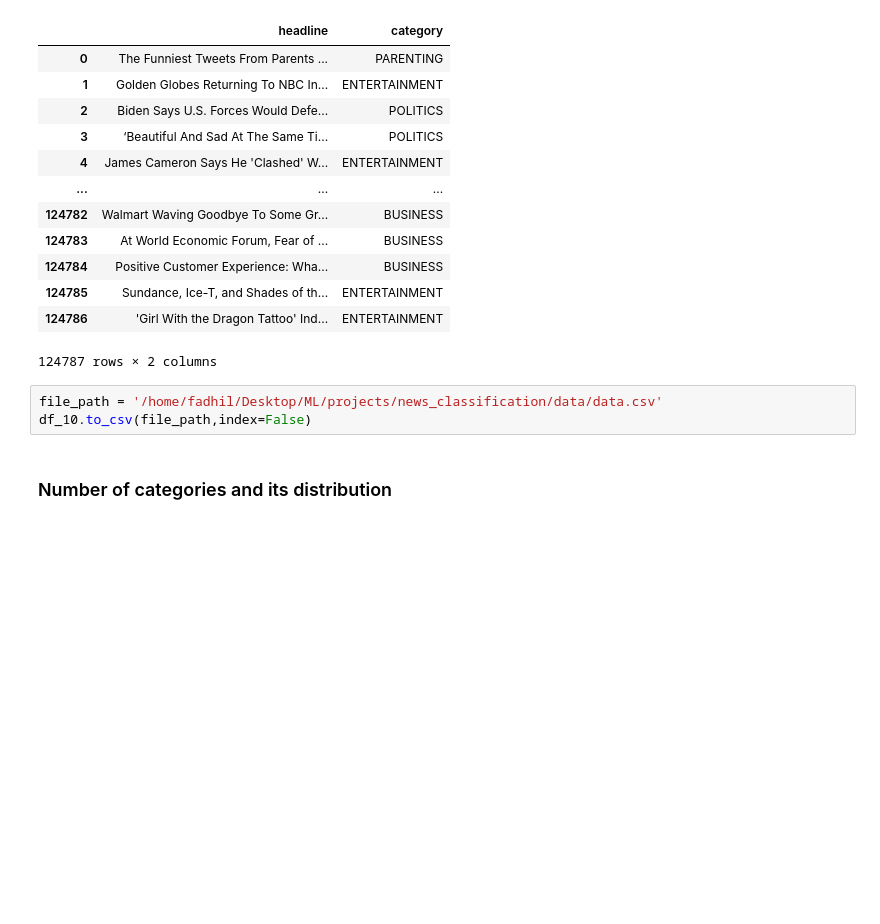
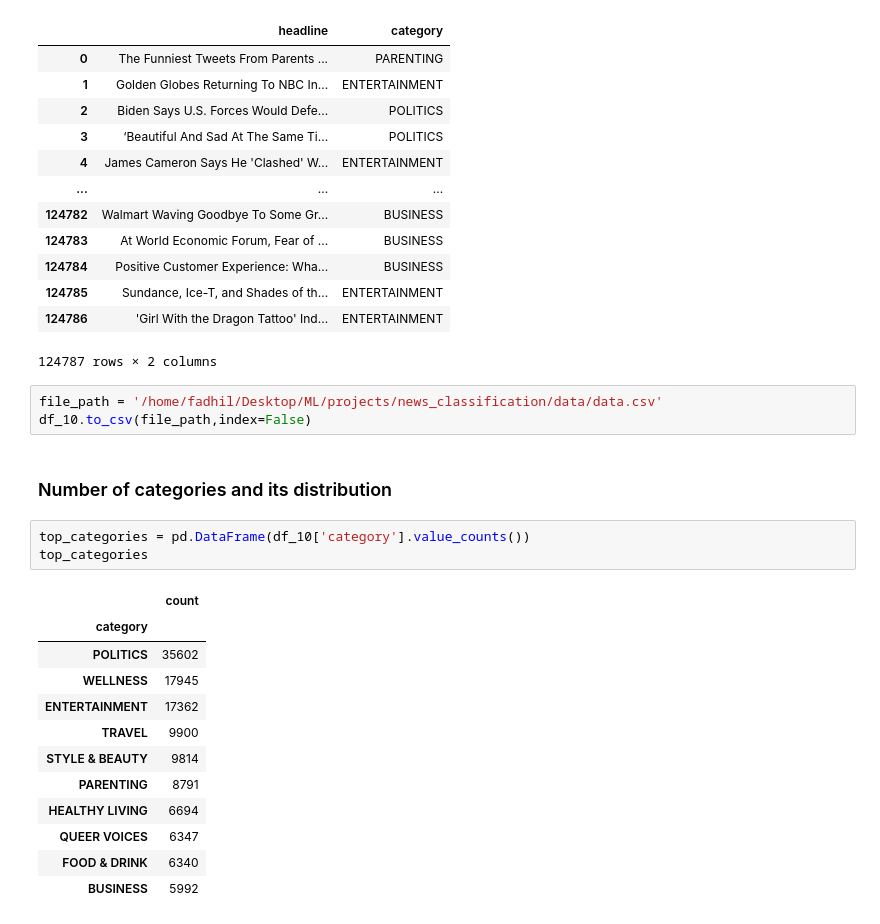
Before and after one commit to fadhilhussain/news-category-rnn, a Jupyter notebook: notebooks/explore_data.ipynb, the cells around one changed output. Cells and saved outputs as stored; diff of their text form; blank space fills up the shorter version.

```diff
--- a/notebooks/explore_data.ipynb
+++ b/notebooks/explore_data.ipynb
@@ -115,3 +126,19 @@ file_path = '/home/fadhil/Desktop/ML/projects/news_classification/data/data.csv'
 df_10.to_csv(file_path,index=False)
 # %% [markdown]
 ### Number of categories and its distribution
+# %%
+top_categories = pd.DataFrame(df_10['category'].value_counts())
+top_categories
+# %% [output]
+|  | count |
+| category |  |
+| POLITICS | 35602 |
+| WELLNESS | 17945 |
+| ENTERTAINMENT | 17362 |
+| TRAVEL | 9900 |
+| STYLE & BEAUTY | 9814 |
+| PARENTING | 8791 |
+| HEALTHY LIVING | 6694 |
+| QUEER VOICES | 6347 |
+| FOOD & DRINK | 6340 |
+| BUSINESS | 5992 |
```
Also changed, not shown: parts of 10 cells of this notebook, 3 other files.
